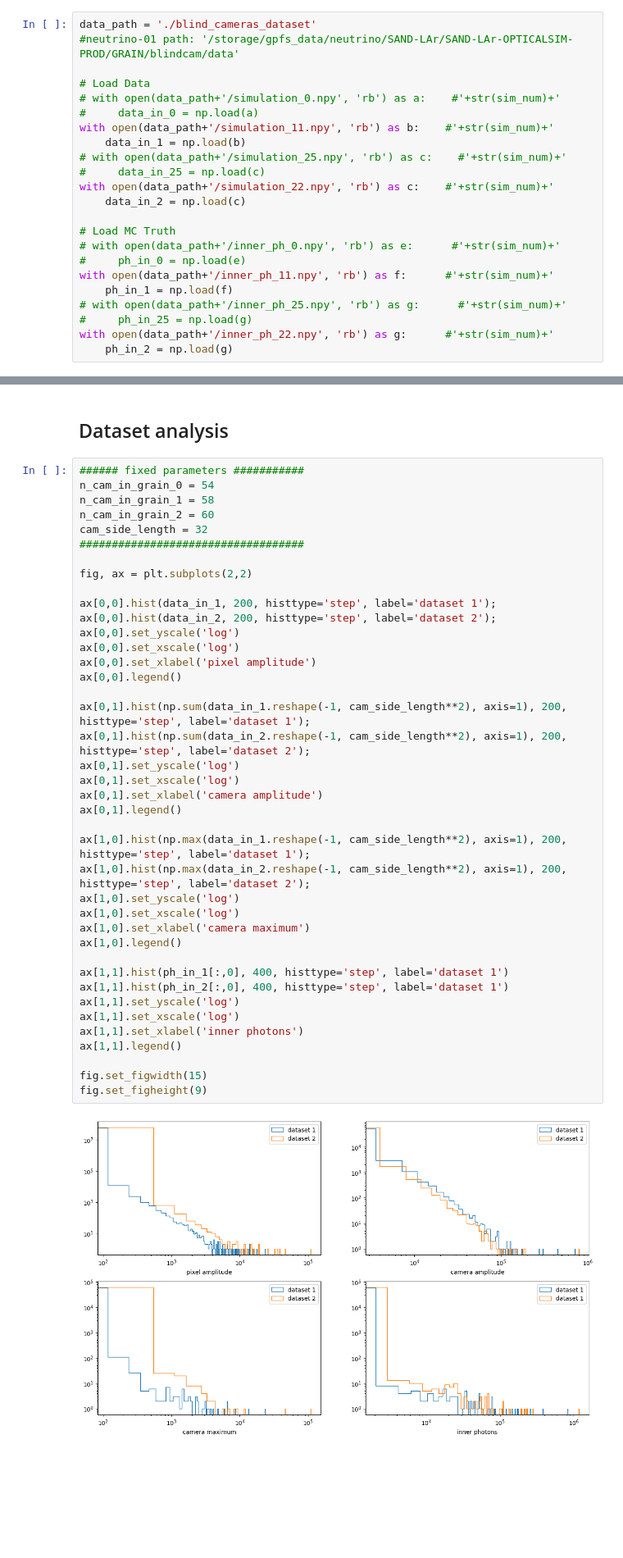
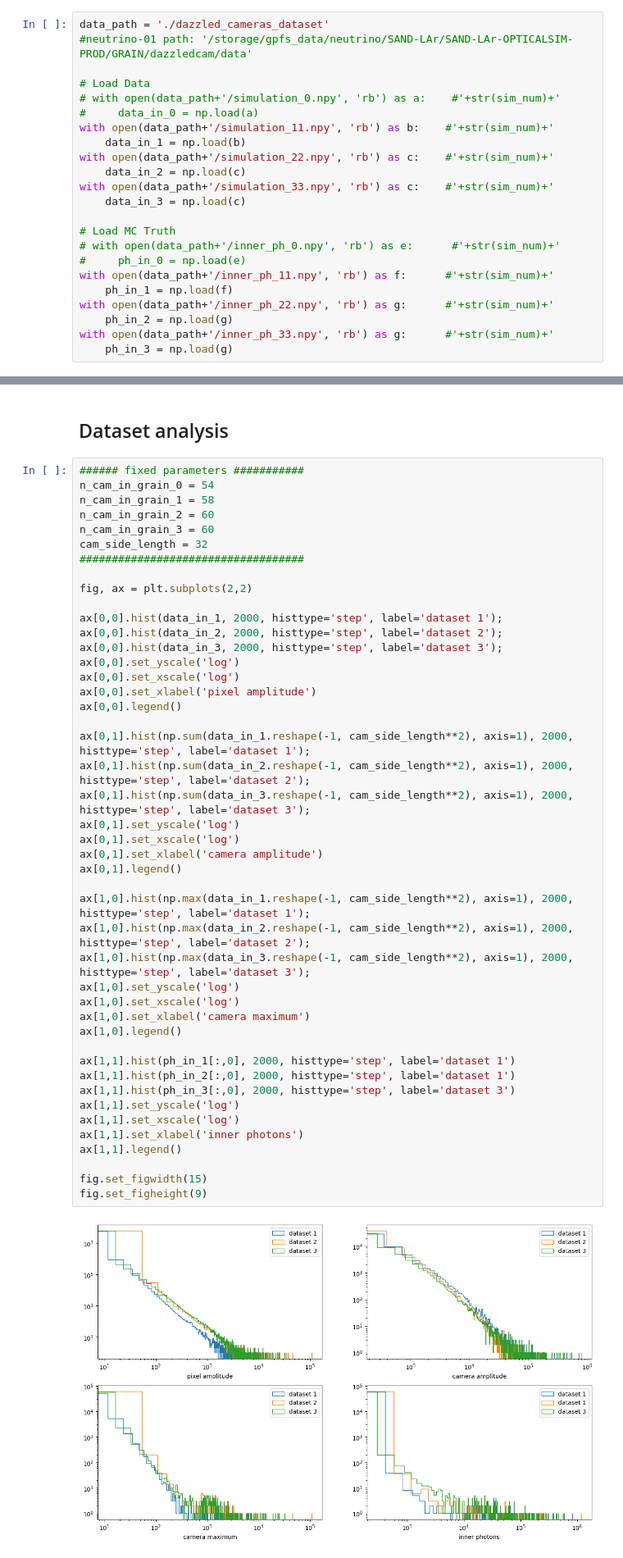
Before and after one commit to chiappo98/blinded_cameras, a Jupyter notebook: supervised_cnn.ipynb, the cells around one changed output, grey strips where cells are left out. Shown at 82% size. Drawn from its saved outputs; the diff is of its cells as text; blank space fills up the shorter version.

```diff
--- a/supervised_cnn.ipynb
+++ b/supervised_cnn.ipynb
@@ -28,28 +28,28 @@ Num GPUs Available:  1
 # %% [markdown]
 ## Import data and MC truth
 # %%
-data_path = './blind_cameras_dataset'
-#neutrino-01 path: '/storage/gpfs_data/neutrino/SAND-LAr/SAND-LAr-OPTICALSIM-PROD/GRAIN/blindcam/data'
+data_path = './dazzled_cameras_dataset'
+#neutrino-01 path: '/storage/gpfs_data/neutrino/SAND-LAr/SAND-LAr-OPTICALSIM-PROD/GRAIN/dazzledcam/data'
 
 # Load Data
 # with open(data_path+'/simulation_0.npy', 'rb') as a:    #'+str(sim_num)+'
 #     data_in_0 = np.load(a)
 with open(data_path+'/simulation_11.npy', 'rb') as b:    #'+str(sim_num)+'
     data_in_1 = np.load(b)
-# with open(data_path+'/simulation_25.npy', 'rb') as c:    #'+str(sim_num)+'
-#     data_in_25 = np.load(c)
 with open(data_path+'/simulation_22.npy', 'rb') as c:    #'+str(sim_num)+'
     data_in_2 = np.load(c)
+with open(data_path+'/simulation_33.npy', 'rb') as c:    #'+str(sim_num)+'
+    data_in_3 = np.load(c)
 
 # Load MC Truth
 # with open(data_path+'/inner_ph_0.npy', 'rb') as e:      #'+str(sim_num)+'
 #     ph_in_0 = np.load(e)
 with open(data_path+'/inner_ph_11.npy', 'rb') as f:      #'+str(sim_num)+'
     ph_in_1 = np.load(f)
-# with open(data_path+'/inner_ph_25.npy', 'rb') as g:      #'+str(sim_num)+'
-#     ph_in_25 = np.load(g)
 with open(data_path+'/inner_ph_22.npy', 'rb') as g:      #'+str(sim_num)+'
     ph_in_2 = np.load(g)
+with open(data_path+'/inner_ph_33.npy', 'rb') as g:      #'+str(sim_num)+'
+    ph_in_3 = np.load(g)
 # %%
 ### Reshaping data_0
 # d0 = data_in_0.reshape(-1, 31, 31 )
@@ -62,43 +62,48 @@ with open(data_path+'/inner_ph_22.npy', 'rb') as g:      #'+str(sim_num)+'
 n_cam_in_grain_0 = 54
 n_cam_in_grain_1 = 58
 n_cam_in_grain_2 = 60
+n_cam_in_grain_3 = 60
 cam_side_length = 32
 ###################################
 
 fig, ax = plt.subplots(2,2)
 
-ax[0,0].hist(data_in_1, 200, histtype='step', label='dataset 1');
-ax[0,0].hist(data_in_2, 200, histtype='step', label='dataset 2');
+ax[0,0].hist(data_in_1, 2000, histtype='step', label='dataset 1');
+ax[0,0].hist(data_in_2, 2000, histtype='step', label='dataset 2');
+ax[0,0].hist(data_in_3, 2000, histtype='step', label='dataset 3');
 ax[0,0].set_yscale('log')
 ax[0,0].set_xscale('log')
 ax[0,0].set_xlabel('pixel amplitude')
 ax[0,0].legend()
 
-ax[0,1].hist(np.sum(data_in_1.reshape(-1, cam_side_length**2), axis=1), 200, histtype='step', label='dataset 1');
-ax[0,1].hist(np.sum(data_in_2.reshape(-1, cam_side_length**2), axis=1), 200, histtype='step', label='dataset 2');
+ax[0,1].hist(np.sum(data_in_1.reshape(-1, cam_side_length**2), axis=1), 2000, histtype='step', label='dataset 1');
+ax[0,1].hist(np.sum(data_in_2.reshape(-1, cam_side_length**2), axis=1), 2000, histtype='step', label='dataset 2');
+ax[0,1].hist(np.sum(data_in_3.reshape(-1, cam_side_length**2), axis=1), 2000, histtype='step', label='dataset 3');
 ax[0,1].set_yscale('log')
 ax[0,1].set_xscale('log')
 ax[0,1].set_xlabel('camera amplitude')
 ax[0,1].legend()
 
-ax[1,0].hist(np.max(data_in_1.reshape(-1, cam_side_length**2), axis=1), 200, histtype='step', label='dataset 1');
-ax[1,0].hist(np.max(data_in_2.reshape(-1, cam_side_length**2), axis=1), 200, histtype='step', label='dataset 2');
+ax[1,0].hist(np.max(data_in_1.reshape(-1, cam_side_length**2), axis=1), 2000, histtype='step', label='dataset 1');
+ax[1,0].hist(np.max(data_in_2.reshape(-1, cam_side_length**2), axis=1), 2000, histtype='step', label='dataset 2');
+ax[1,0].hist(np.max(data_in_3.reshape(-1, cam_side_length**2), axis=1), 2000, histtype='step', label='dataset 3');
 ax[1,0].set_yscale('log')
 ax[1,0].set_xscale('log')
 ax[1,0].set_xlabel('camera maximum')
 ax[1,0].legend()
 
-ax[1,1].hist(ph_in_1[:,0], 400, histtype='step', label='dataset 1')
-ax[1,1].hist(ph_in_2[:,0], 400, histtype='step', label='dataset 1')
+ax[1,1].hist(ph_in_1[:,0], 2000, histtype='step', label='dataset 1')
+ax[1,1].hist(ph_in_2[:,0], 2000, histtype='step', label='dataset 1')
+ax[1,1].hist(ph_in_3[:,0], 2000, histtype='step', label='dataset 3')
 ax[1,1].set_yscale('log')
 ax[1,1].set_xscale('log')
 ax[1,1].set_xlabel('inner photons')
 ax[1,1].legend()
 
 fig.set_figwidth(15)
 fig.set_figheight(9)
 # %% [output]
-[figure, old version]
+[figure, new version]
 # %% [markdown]
 ### Concatenating multiple datasets
 # %%
```
Also changed, not shown: parts of 18 cells of this notebook.
